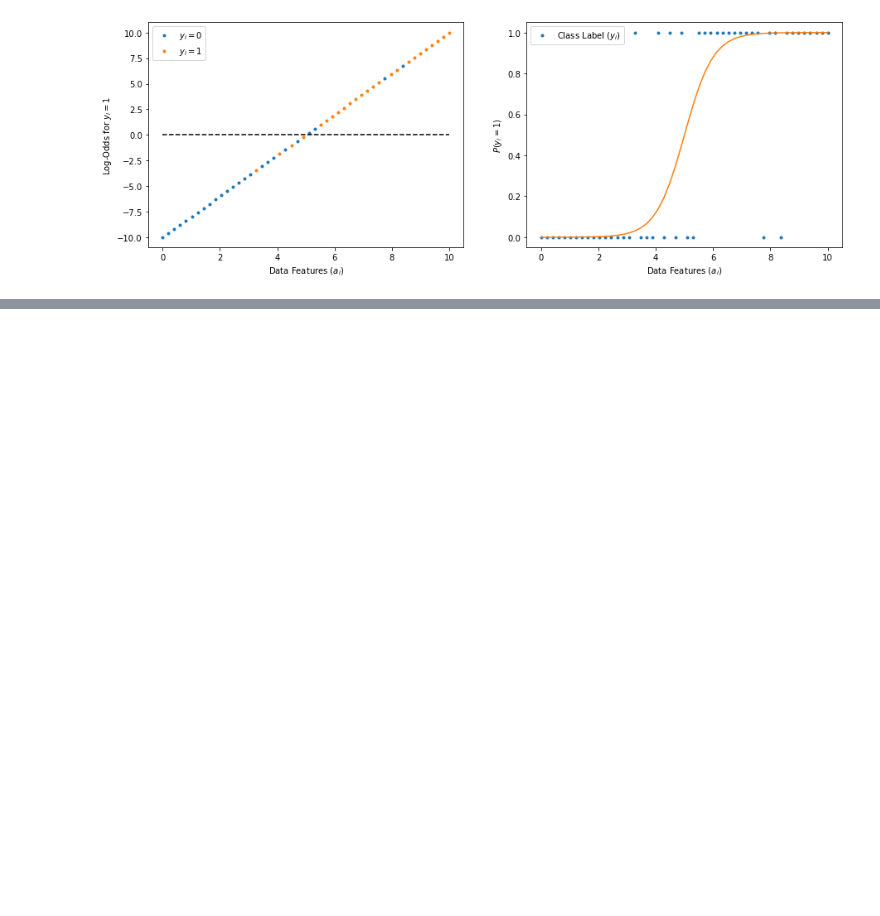
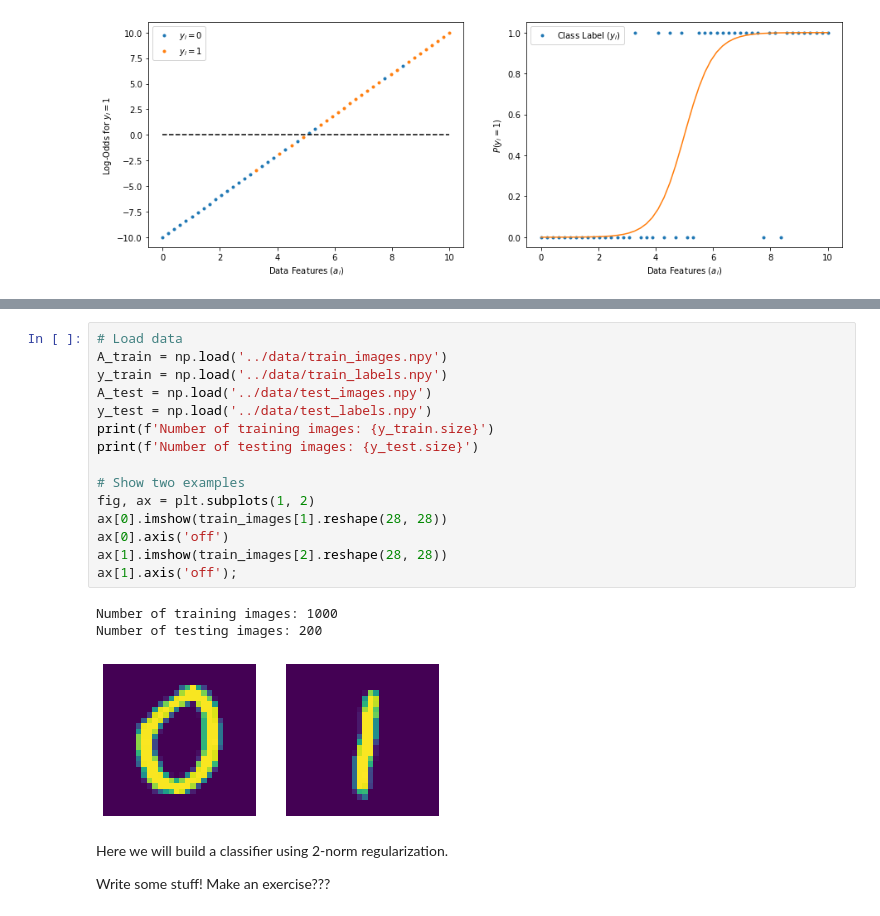
Before and after one commit to UW-AMO/neurohackademy, a Jupyter notebook: notebooks/Part4-LogisticRegression.ipynb, the cells around one changed output, grey strips where cells are left out. Drawn from its saved outputs; the diff is of its cells as text; blank space fills up the shorter version.

```diff
--- a/notebooks/Part4-LogisticRegression.ipynb
+++ b/notebooks/Part4-LogisticRegression.ipynb
@@ -111,0 +117,23 @@ plt.show()
+# %%
+# Load data
+A_train = np.load('../data/train_images.npy')
+y_train = np.load('../data/train_labels.npy')
+A_test = np.load('../data/test_images.npy')
+y_test = np.load('../data/test_labels.npy')
+print(f'Number of training images: {y_train.size}')
+print(f'Number of testing images: {y_test.size}')
+
+# Show two examples
+fig, ax = plt.subplots(1, 2)
+ax[0].imshow(train_images[1].reshape(28, 28))
+ax[0].axis('off')
+ax[1].imshow(train_images[2].reshape(28, 28))
+ax[1].axis('off');
+# %% [output]
+Number of training images: 1000
+Number of testing images: 200
+[figure, added]
+# %% [markdown]
+Here we will build a classifier using 2-norm regularization.
+
+Write some stuff! Make an exercise???
```
Also changed, not shown: parts of 7 cells of this notebook.
